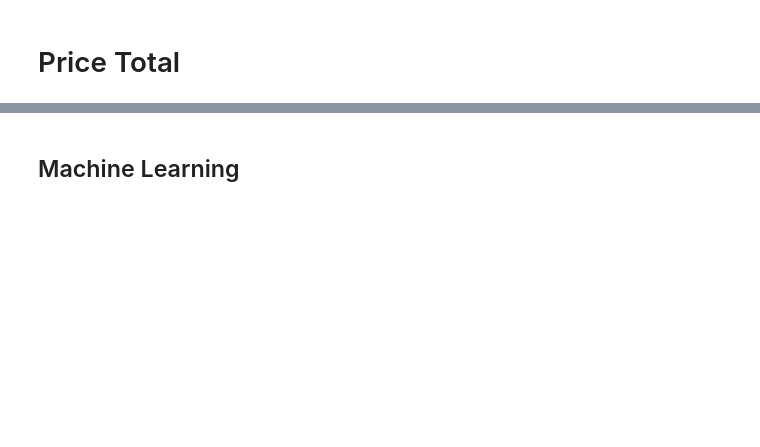
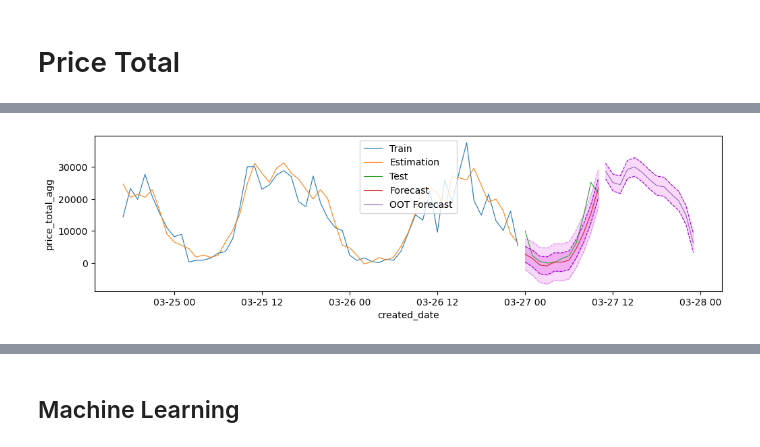
Before and after one commit to jeffc05/sinatra_sales_forecasting, a Jupyter notebook: sales_forecasting.ipynb, the cells around one changed output, grey strips where cells are left out. Saved outputs shown, nothing was run; the diff lists cells and outputs as text; code cells hidden in the pictures; blank space fills up the shorter version.

```diff
--- a/sales_forecasting.ipynb
+++ b/sales_forecasting.ipynb
@@ -237,0 +354,5 @@ sns.lineplot(forecast[:-TEST_SIZE], lw=0.8, label='Estimation');
+# %%
+tbats_forecast = tbats.predict(fh=X_test.index)
+tbats_forecast_int = tbats.predict_interval(fh=X_test.index, coverage=COVERAGE)
+tbats_forecast_lower = tbats_forecast_int.iloc[:, 0]
+tbats_forecast_upper = tbats_forecast_int.iloc[:, 1]
@@ -238,21 +382,37 @@ sns.lineplot(forecast[:-TEST_SIZE], lw=0.8, label='Estimation');
+# %%
+oot_tbats_forecast = oot_tbats.predict(fh=X_oot.index)
+oot_tbats_forecast_int = oot_tbats.predict_interval(fh=X_oot.index, coverage=COVERAGE)
+oot_tbats_forecast_lower = oot_tbats_forecast_int.iloc[:, 0]
+oot_tbats_forecast_upper = oot_tbats_forecast_int.iloc[:, 1]
 # %%
 plt.figure(figsize=(12, 3))
-sns.lineplot(df_train.iloc[-6*TEST_SIZE:], lw=0.8, label='Train')
-sns.lineplot(forecast[-5*TEST_SIZE:-TEST_SIZE], lw=0.8, label='Estimation')
-sns.lineplot(df_test, lw=0.8, label='Test')
-sns.lineplot(forecast[-TEST_SIZE:], lw=0.8, label='Forecast')
-sns.lineplot(forecast_int.iloc[-TEST_SIZE:, 0], c='darkviolet', linestyle='--', lw=0.8)
-sns.lineplot(forecast_int.iloc[-TEST_SIZE:, 1], c='darkviolet', linestyle='--', lw=0.8)
-sns.lineplot(2*forecast_int.iloc[-TEST_SIZE:, 0]-forecast[-TEST_SIZE:], c='darkviolet', alpha=0.3, linestyle='--', lw=0.8)
-sns.lineplot(2*forecast_int.iloc[-TEST_SIZE:, 1]-forecast[-TEST_SIZE:], c='darkviolet', alpha=0.3, linestyle='--', lw=0.8)
-plt.fill_between(x=forecast_int.index[-TEST_SIZE:],
-                 y1=forecast_int.iloc[-TEST_SIZE:, 0],
-                 y2=forecast_int.iloc[-TEST_SIZE:, 1],
+sns.lineplot(y_train.iloc[-5*TEST_SIZE:], lw=0.8, label='Train')
+sns.lineplot(tbats_estimations.iloc[-5*TEST_SIZE:], lw=0.8, label='Estimation')
+sns.lineplot(y_test, lw=0.8, label='Test')
+sns.lineplot(tbats_forecast, lw=0.8, label='Forecast')
+sns.lineplot(tbats_forecast_lower, c='darkviolet', linestyle='--', lw=0.8)
+sns.lineplot(tbats_forecast_upper, c='darkviolet', linestyle='--', lw=0.8)
+sns.lineplot(2*tbats_forecast_lower-tbats_forecast, c='darkviolet', alpha=0.3, linestyle='--', lw=0.8)
+sns.lineplot(2*tbats_forecast_upper-tbats_forecast, c='darkviolet', alpha=0.3, linestyle='--', lw=0.8)
+sns.lineplot(oot_tbats_forecast, lw=0.8, label='OOT Forecast')
+sns.lineplot(oot_tbats_forecast_lower, c='darkviolet', linestyle='--', lw=0.8)
+sns.lineplot(oot_tbats_forecast_upper, c='darkviolet', linestyle='--', lw=0.8)
+plt.fill_between(x=tbats_forecast.index,
+                 y1=tbats_forecast_lower,
+                 y2=tbats_forecast_upper,
                  color='violet',
                  alpha=0.5)
-plt.fill_between(x=forecast_int.index[-TEST_SIZE:],
-                 y1=2*forecast_int.iloc[-TEST_SIZE:, 0]-forecast[-TEST_SIZE:],
-                 y2=2*forecast_int.iloc[-TEST_SIZE:, 1]-forecast[-TEST_SIZE:],
+plt.fill_between(x=tbats_forecast.index,
+                 y1=2*tbats_forecast_lower-tbats_forecast,
+                 y2=2*tbats_forecast_upper-tbats_forecast,
                  color='violet',
                  alpha=0.3)
-plt.legend();
+plt.fill_between(x=oot_tbats_forecast.index,
+                 y1=oot_tbats_forecast_lower,
+                 y2=oot_tbats_forecast_upper,
+                 color='violet',
+                 alpha=0.3)
+plt.legend()
+plt.show();
+# %% [output]
+[figure, added]
```
Also changed, not shown: parts of 96 cells of this notebook, 3 other files.
